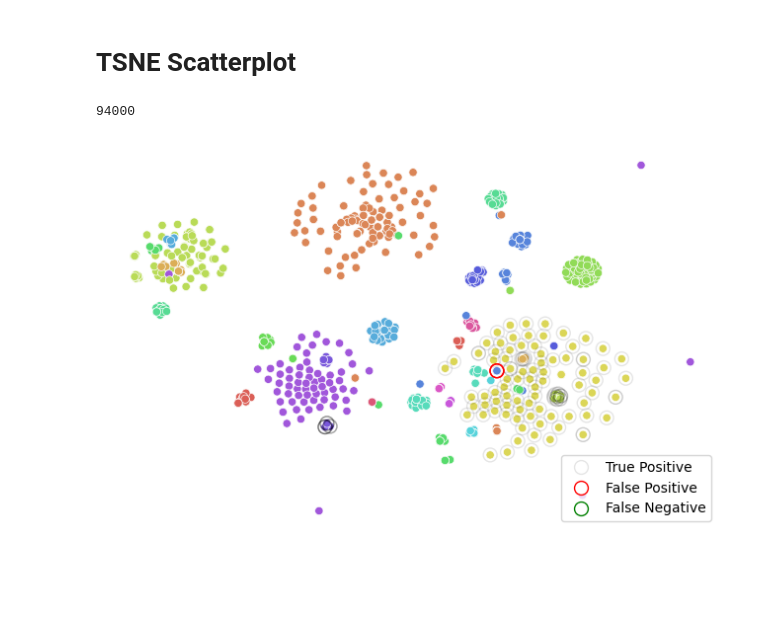
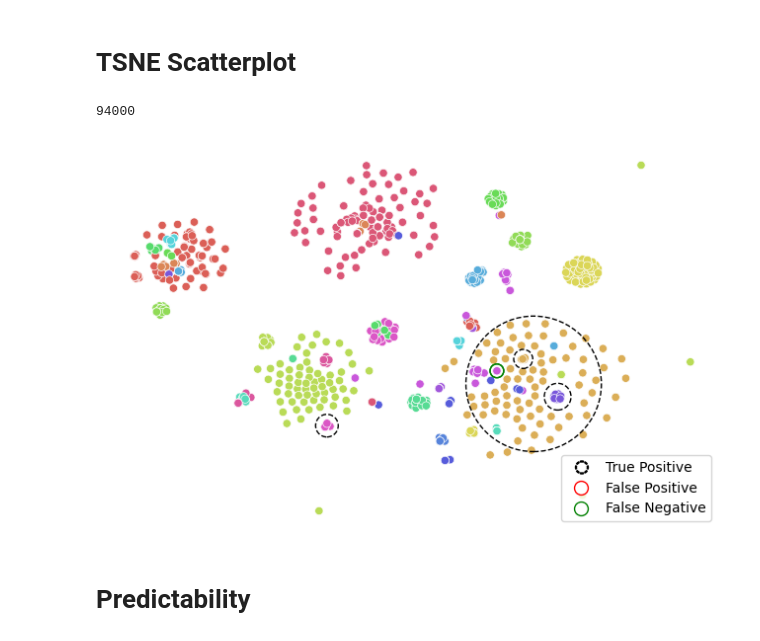
Before and after one commit to manelmahroug/anomaly-detection-in-log-files, a Jupyter notebook: unsupervised_learning/Unsupervised KMeans.ipynb, the cells around one changed output. Saved outputs shown, nothing was run; the diff lists cells and outputs as text; code cells hidden in the pictures; blank space fills up the shorter version.

```diff
--- a/unsupervised_learning/Unsupervised KMeans.ipynb
+++ b/unsupervised_learning/Unsupervised KMeans.ipynb
@@ -71,7 +71,8 @@ print('tfidf shape', X_tfidf.shape)
 
 k = input_data['cluster2'].max() + 1
 print('Using k = ', k)
-kmeans = KMeans(k, random_state=0)
+kmeans = MiniBatchKMeans(n_clusters=k, n_init=10, batch_size=10000, random_state=0)
+# KMeans(k, random_state=0)
 kmeans.fit(X_tfidf)
 
 pred = kmeans.predict(X_tfidf)
@@ -378,45 +414,47 @@ for perplexity in range(35, 36, 5):
     )
     ax.set(xlabel=None, ylabel=None)
     ax.tick_params(labelleft=False, left=False, labelbottom=False, bottom=False)
     ax.set_frame_on(False)
 
     #sns.move_legend(ax, "center right")
     label_df = tsne_df[tsne_df['label'] == 1]
 
-    legend_elements = [Line2D([0], [0], marker='o', color='white', markeredgecolor='black', label='True Positive', markerfacecolor='white', markersize=10, alpha=0.1),
+    legend_elements = [Line2D([0], [0], marker=u'$\u25CC$', color='white', markeredgecolor='black', label='True Positive', markerfacecolor='white', markersize=10, alpha=1),
                        Line2D([0], [0], marker='o', color='white', markeredgecolor='red', label='False Positive', markerfacecolor='white', markersize=10),
                        Line2D([0], [0], marker='o', color='white', markeredgecolor='green', label='False Negative', markerfacecolor='white', markersize=10)]
     ax.legend(handles=legend_elements, loc='lower right')
 
-    '''
     tsne_centers = np.zeros((kmeans.cluster_centers_.shape[0], 2))
     tsne_radius = np.zeros(kmeans.cluster_centers_.shape[0])
     for i in range(kmeans.cluster_centers_.shape[0]):
         tsne_cluster = tsne_result[output_sample.cluster2 == i]
+        if tsne_cluster.sum() == 0: continue
         tsne_centers[i] = np.mean(tsne_cluster, axis=0)
-        tsne_radius[i] = np.max(np.max(tsne_cluster, axis=1) - np.min(tsne_cluster, axis=1))
+        #print(i, np.max(tsne_cluster, axis=0))
+        tsne_radius[i] = np.max(np.max(tsne_cluster, axis=0) - np.min(tsne_cluster, axis=0))
     anomaly_tsne_centers = tsne_centers[anomaly_clusters]
     anomaly_tsne_radius = tsne_radius[anomaly_clusters]
-    print(anomaly_tsne_radius)
+    #print(anomaly_tsne_radius)
     #anomaly_tsne_centers = anomaly_tsne_centers[anomaly_tsne_radius < 75]
     #anomaly_tsne_radius = anomaly_tsne_radius[anomaly_tsne_radius < 75]
-    plt.scatter(anomaly_tsne_centers[:, 0], anomaly_tsne_centers[:, 1], s=anomaly_tsne_radius*10,
-                facecolors='none', edgecolors='black')
-    '''
+    plt.scatter(anomaly_tsne_centers[:, 0], anomaly_tsne_centers[:, 1], s=anomaly_tsne_radius*200,
+                facecolors='none', edgecolors='black', linestyle='dashed')
 
-    true_positives = tsne_result[output_sample.cluster2.isin(anomaly_clusters) & (output_sample.label == 1)]
-    plt.scatter(true_positives[:, 0], true_positives[:, 1], s=100, facecolors='none', edgecolors='black', alpha=0.1)
+    #true_positives = tsne_result[output_sample.cluster2.isin(anomaly_clusters) & (output_sample.label == 1)]
+    #plt.scatter(true_positives[:, 0], true_positives[:, 1], s=100, facecolors='none', edgecolors='black', alpha=0.1)
 
-    false_positives = tsne_result[output_sample.cluster2.isin(normal_clusters) & (output_sample.label == 1)]
+    false_negatives = tsne_result[output_sample.cluster2.isin(normal_clusters) & (output_sample.label == 1)]
     #print(false_positives)
+    plt.scatter(false_negatives[:, 0], false_negatives[:, 1], s=100, facecolors='none', edgecolors='green')
+
+    false_positives = tsne_result[output_sample.cluster2.isin(anomaly_clusters) & (output_sample.label == 0)]
+    #print(false_negatives)
     plt.scatter(false_positives[:, 0], false_positives[:, 1], s=100, facecolors='none', edgecolors='red')
-
-    false_negatives = tsne_result[output_sample.cluster2.isin(anomaly_clusters) & (output_sample.label == 0)]
-    #print(false_negatives)
-    plt.scatter(false_negatives[:, 0], false_negatives[:, 1], s=100, facecolors='none', edgecolors='green')
 
 
     plt.show()
 # %% [output]
 94000
-[figure, old version]
+[figure, new version]
+# %% [markdown]
+# Predictability
```
Also changed, not shown: parts of 13 cells of this notebook.
